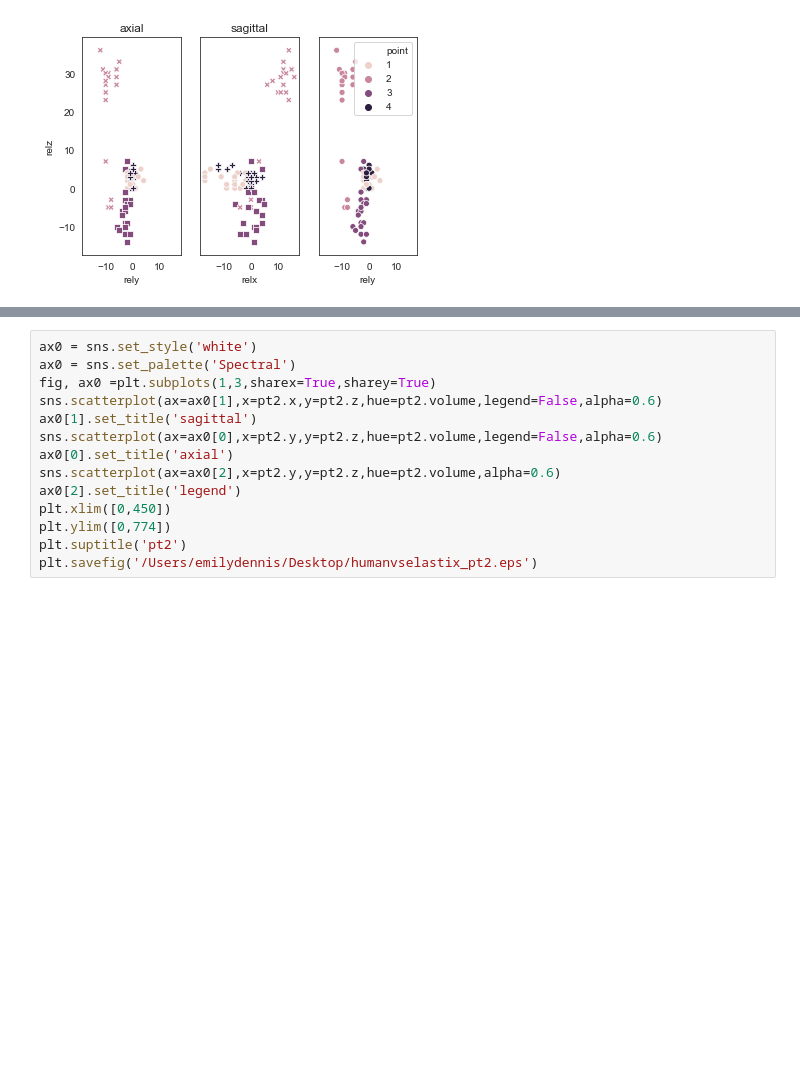
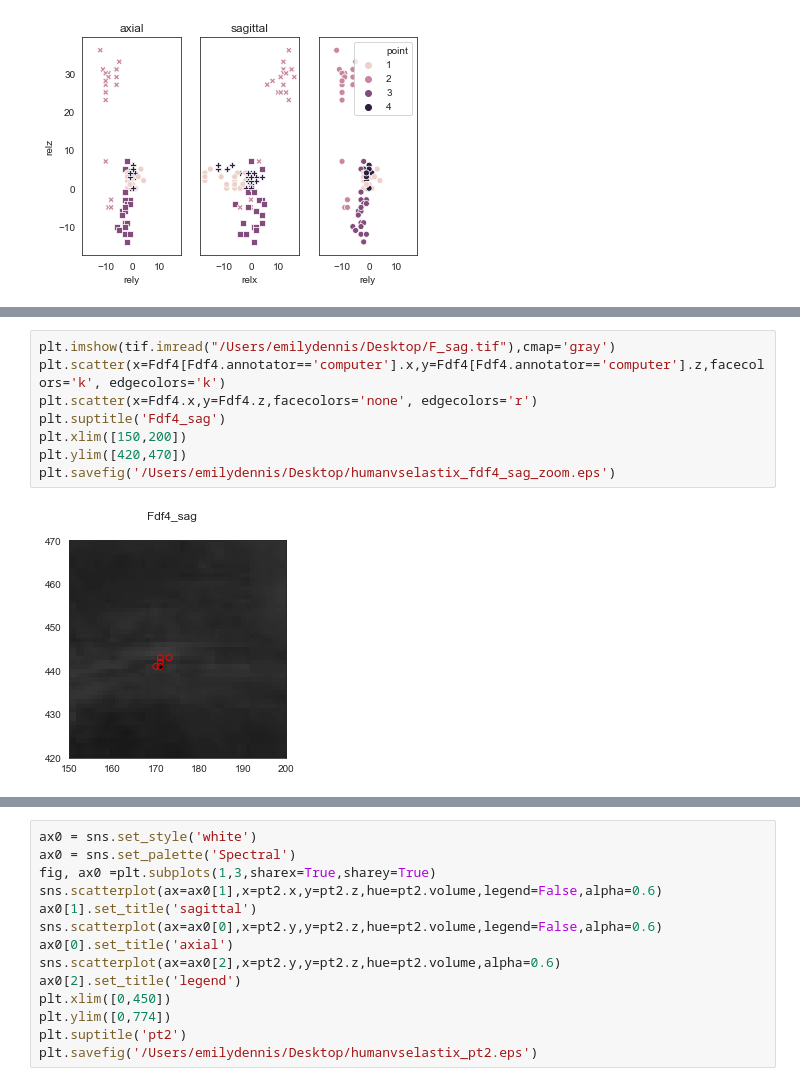
Before and after one commit to PrincetonUniversity/BrainPipe, a Jupyter notebook: tools/analysis/humanvselastix.ipynb, the cells around one changed output, grey strips where cells are left out. Drawn from its saved outputs; the diff is of its cells as text; blank space fills up the shorter version.

```diff
--- a/tools/analysis/humanvselastix.ipynb
+++ b/tools/analysis/humanvselastix.ipynb
@@ -53,0 +68,10 @@ sns.scatterplot(ax=ax0[2],x=fulldf.rely,y=fulldf.relz,hue=fulldf.point,legend='f
+# %%
+plt.imshow(tif.imread("/Users/emilydennis/Desktop/F_sag.tif"),cmap='gray')
+plt.scatter(x=Fdf4[Fdf4.annotator=='computer'].x,y=Fdf4[Fdf4.annotator=='computer'].z,facecolors='k', edgecolors='k')
+plt.scatter(x=Fdf4.x,y=Fdf4.z,facecolors='none', edgecolors='r')
+plt.suptitle('Fdf4_sag')
+plt.xlim([150,200])
+plt.ylim([420,470])
+plt.savefig('/Users/emilydennis/Desktop/humanvselastix_fdf4_sag_zoom.eps')
+# %% [output]
+[figure, added]
```
Also changed, not shown: parts of 13 cells of this notebook.
